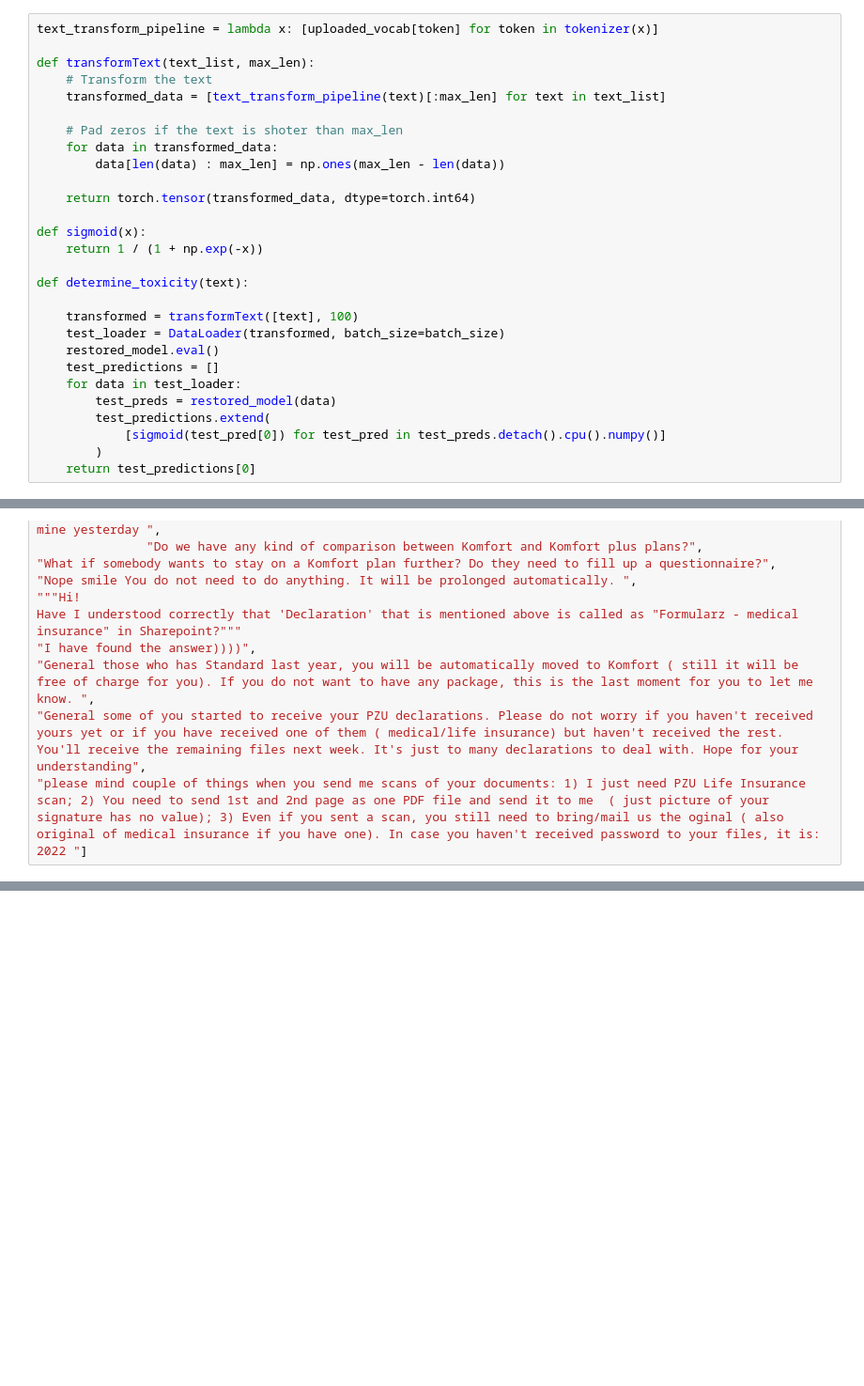
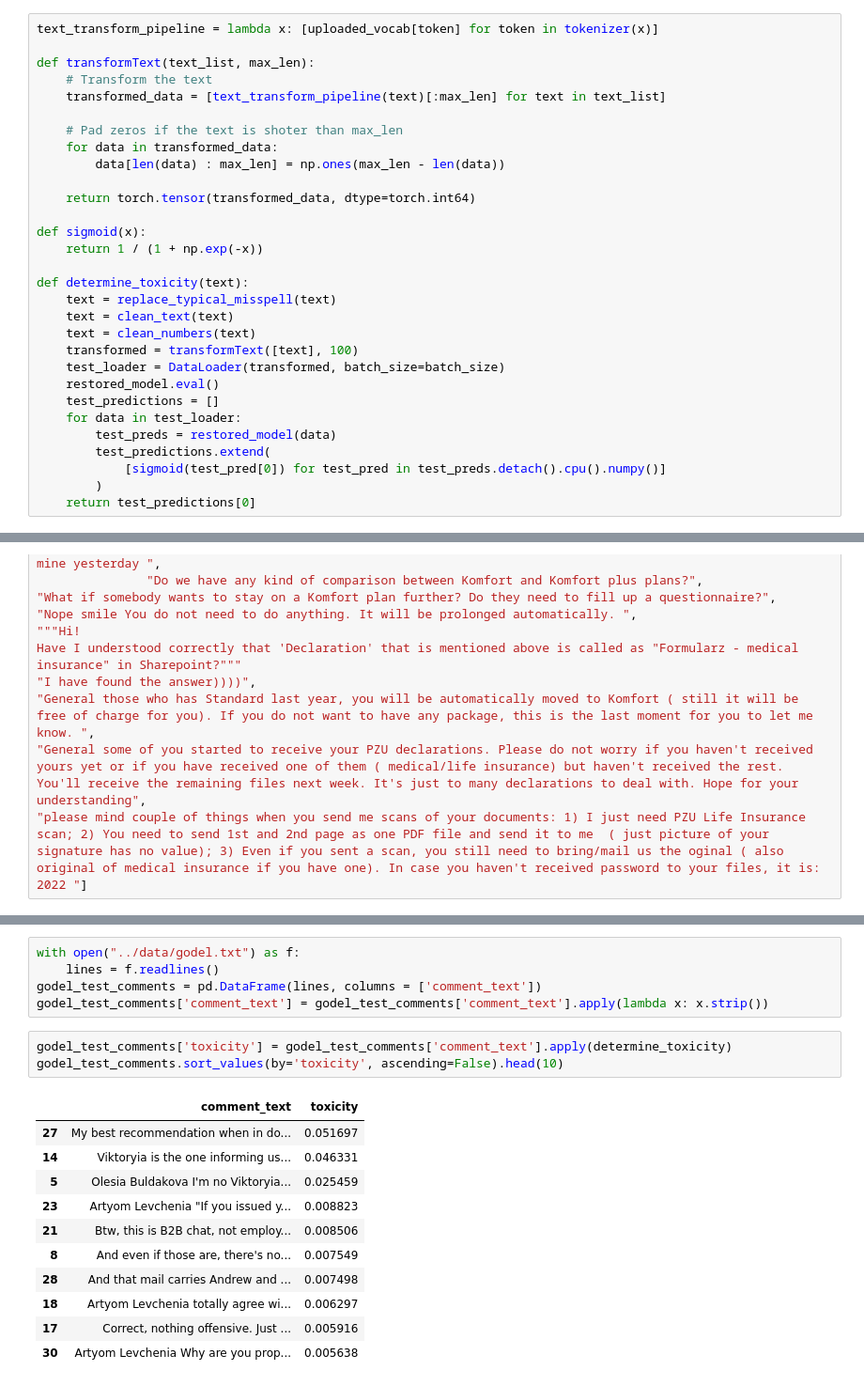
Before and after one commit to kosmobiker/sagemaker_exp, a Jupyter notebook: src/lstm_model.ipynb, the cells around one changed output, grey strips where cells are left out. Shown at 94% size. Saved outputs shown, nothing was run; the diff lists cells and outputs as text; blank space fills up the shorter version.

```diff
--- a/src/lstm_model.ipynb
+++ b/src/lstm_model.ipynb
@@ -436,7 +437,9 @@ def sigmoid(x):
     return 1 / (1 + np.exp(-x))
 
 def determine_toxicity(text):
-
+    text = replace_typical_misspell(text)
+    text = clean_text(text)
+    text = clean_numbers(text)
     transformed = transformText([text], 100)
     test_loader = DataLoader(transformed, batch_size=batch_size)
     restored_model.eval()
@@ -477,3 +480,23 @@ Have I understood correctly that 'Declaration' that is mentioned above is called
 General those who has Standard last year, you will be automatically moved to Komfort ( still it will be free of charge for you). If you do not want to have any package, this is the last moment for you ...
 General some of you started to receive your PZU declarations. Please do not worry if you haven't received yours yet or if you have received one of them ( medical/life insurance) but haven't received t ...
 please mind couple of things when you send me scans of your documents: 1) I just need PZU Life Insurance scan; 2) You need to send 1st and 2nd page as one PDF file and send it to me  ( just picture of ...
+# %%
+with open("../data/godel.txt") as f:
+    lines = f.readlines()
+godel_test_comments = pd.DataFrame(lines, columns = ['comment_text'])
+godel_test_comments['comment_text'] = godel_test_comments['comment_text'].apply(lambda x: x.strip())
+# %%
+godel_test_comments['toxicity'] = godel_test_comments['comment_text'].apply(determine_toxicity)
+godel_test_comments.sort_values(by='toxicity', ascending=False).head(10)
+# %% [output]
+|  | comment_text | toxicity |
+| 27 | My best recommendation when in do... | 0.051697 |
+| 14 | Viktoryia is the one informing us... | 0.046331 |
+| 5 | Olesia Buldakova I'm no Viktoryia... | 0.025459 |
+| 23 | Artyom Levchenia "If you issued y... | 0.008823 |
+| 21 | Btw, this is B2B chat, not employ... | 0.008506 |
+| 8 | And even if those are, there's no... | 0.007549 |
+| 28 | And that mail carries Andrew and ... | 0.007498 |
+| 18 | Artyom Levchenia totally agree wi... | 0.006297 |
+| 17 | Correct, nothing offensive. Just ... | 0.005916 |
+| 30 | Artyom Levchenia Why are you prop... | 0.005638 |
```
Also changed, not shown: parts of 3 cells of this notebook, 4 other files.
